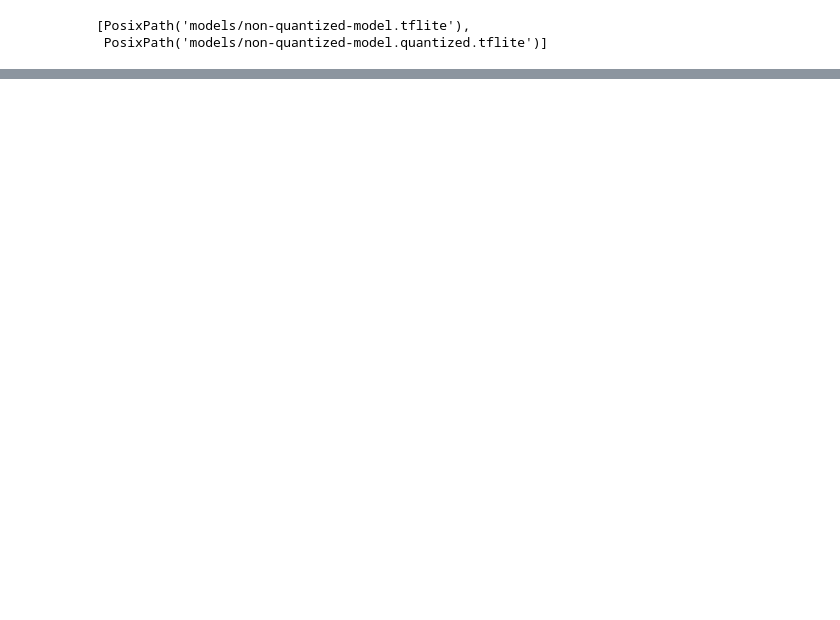
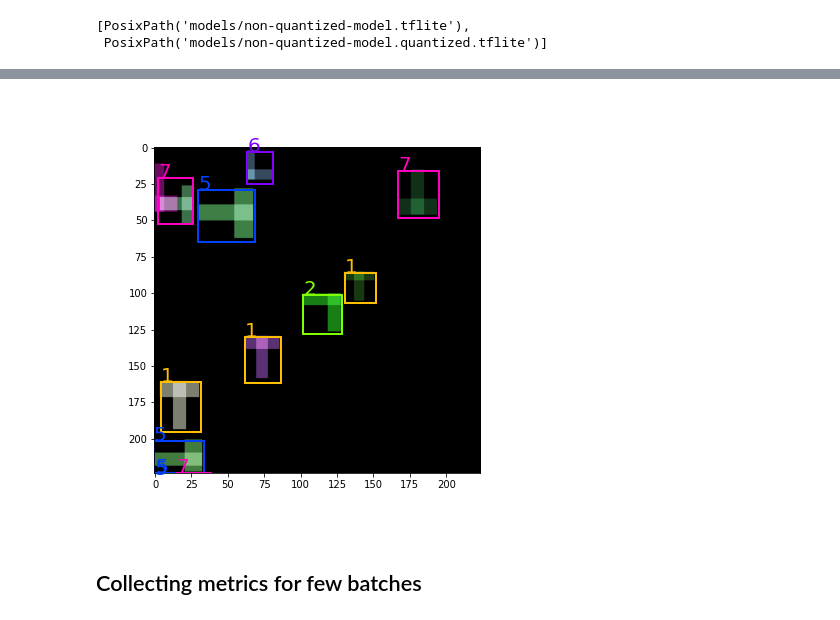
Before and after one commit to kmkolasinski/keras_detection, a Jupyter notebook: notebooks/fpn_builder_random_rectangles.ipynb, the cells around one changed output, grey strips where cells are left out. Cells and saved outputs as stored; diff of their text form; code cells hidden in the pictures; blank space fills up the shorter version.

```diff
--- a/notebooks/fpn_builder_random_rectangles.ipynb
+++ b/notebooks/fpn_builder_random_rectangles.ipynb
@@ -556,0 +534,10 @@ INFO:tensorflow:
+# %%
+all_tflite_paths = [
+  Path('models/non-quantized-model.tflite'), # from Keras model
+  Path('models/non-quantized-model.quantized.tflite'), # full post train quantization from Keras model
+  Path('models/quantized-model.tflite'), # from QAT model
+  Path('models/quantized-model.h5') # a keras model
+]
+# %%
+path = all_tflite_paths[-1]
+box_detector = builder.as_box_detector(path, is_quantized=True)
@@ -556,0 +557,12 @@ INFO:tensorflow:
+# %%
+# Test on single prediction
+train_dataset_iterator = iter(train_dataset)
+batch_data = map_nested_dict(next(train_dataset_iterator), lambda x: x.numpy())
+idx = 0
+image_data = ImageData.from_dict(batch_data)
+predictions = box_detector.predict(image_data.features.image)
+predictions[idx].draw(image=image_data.features.image[idx], fontsize=20)
+# %% [output]
+[figure, added]
+# %% [markdown]
+## Collecting metrics for few batches
```
Also changed, not shown: parts of 40 cells of this notebook.
